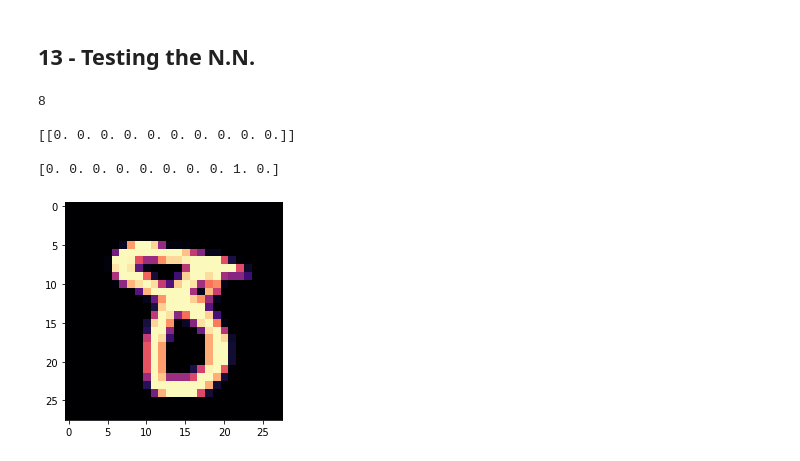
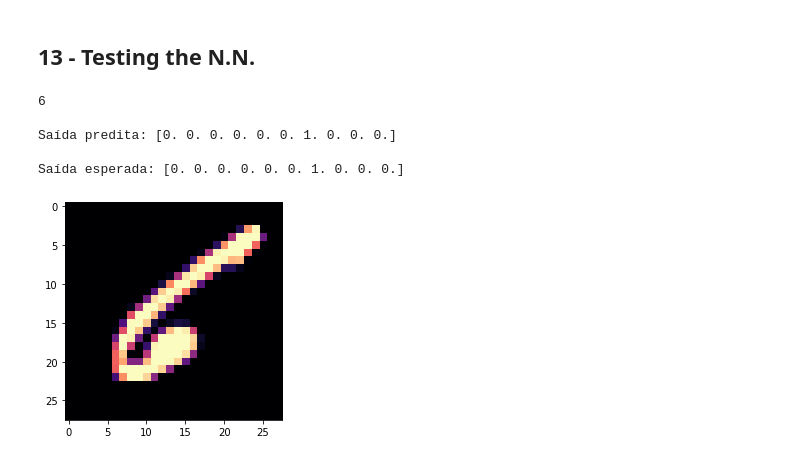
Before and after one commit to Xornotor/Neural-Net-MNIST-Recognizer, a Jupyter notebook: Neural-Net-MNIST-Recognizer.ipynb, the cells around one changed output. Saved outputs shown, nothing was run; the diff lists cells and outputs as text; code cells hidden in the pictures.

Commit message:
Working: trained with test set

```diff
--- a/Neural-Net-MNIST-Recognizer.ipynb
+++ b/Neural-Net-MNIST-Recognizer.ipynb
@@ -64,9 +64,9 @@ class Activation(Enum):
 FEATURES = train_images.shape[0]
 LAYERS = 3
 LAYER_UNITS = np.array([16, 10, 10], dtype=np.uint32)
-LAYER_ACTIVATIONS = np.array([Activation['RELU'], Activation['RELU'], Activation['RELU']])
-ALPHA = 10e-5
-LAMBDA_REG = 10e-4
+LAYER_ACTIVATIONS = np.array([Activation['RELU'], Activation['TANH'], Activation['SIGMOID']])
+ALPHA = 5*10e-2
+LAMBDA_REG = 0
 ITERATIONS = 1000
 EPSILON = 0.05
 
@@ -208,17 +208,17 @@ def fit(X, y,
         iterations = ITERATIONS,
         epsilon = EPSILON):
 
-    W = {1: np.random.rand(layer_units[0], features)}
+    W = {1: np.random.randn(layer_units[0], features)}
     dW = {1: np.zeros([layer_units[0], features])}
-    b = {1:np.random.rand(layer_units[0], 1)}
+    b = {1:np.random.randn(layer_units[0], 1)}
     db = {1: np.zeros([layer_units[0], 1])}
     Z = {0: X}
     A = {0: X}
     dA = {0: np.array([])}
     for k in range(layers - 1):
-        W[k+2] = np.random.rand(layer_units[k+1], layer_units[k])
+        W[k+2] = np.random.randn(layer_units[k+1], layer_units[k])
         dW[k+2] = np.zeros([layer_units[k+1], layer_units[k]])
-        b[k+2] = np.random.rand(layer_units[k+1], 1)
+        b[k+2] = np.random.randn(layer_units[k+1], 1)
         db[k+2] = np.zeros([layer_units[k+1], 1])
         Z[k+1] = np.zeros([layer_units[k+1], examples])
         A[k+1] = np.zeros([layer_units[k+1], examples])
@@ -237,7 +237,8 @@ def fit(X, y,
 
         #if(layer_activations[len(layer_activations) - 1] == Activation["RELU"]):
             #A[layers] = derivative_relu(A[layers])
-        dA[layers] = A[layers] - y
+        #dA[layers] = A[layers] - y
+        dA[layers] = - (y/A[layers]) + ((1-y)/(1-A[layers]))
 
         for j in range(layers-1, -1, -1):
             dA[j], dW[j+1], db[j+1] = back_prop(dA[j+1], A[j], Z[j+1], W[j+1], b[j+1], layer_activations[j])
@@ -248,12 +249,17 @@ def fit(X, y,
 
         cost_points.append(cost(X, y, W, b))
 
+        print(np.transpose(cost_points[len(cost_points) - 1]))
         #print(np.transpose(cost(X, y, W, b)))
         #print(np.sum(dA[layers], axis = 1))
-        #print(Z[layers][:, 0])
-
-        print(y[:, 0])
-        print()
+        #print(dA[1][:, 0])
+        #print(dW[3][0])
+        #print(y[:, 0])
+        #print()
+        '''
+        for i in dW:
+            print(np.sum(dW[i]))
+        '''
         #print()
         #print(W, b)
 
@@ -288,20 +293,21 @@ KeyboardInterrupt:
 W_save = W_final
 b_save = b_final
 # %%
-index = int(np.round(np.random.rand()*len(test_images_raw)))
+index = int(np.round(np.random.rand()*len(train_images_raw)))
 
-plt.imshow(test_images_raw[index], cmap='magma')
-print(test_labels_raw[index])
+plt.imshow(train_images_raw[index], cmap='magma')
+print(train_labels_raw[index])
 print()
-test_sample = normalize_input(test_images[:, index].reshape(test_images[:, index].shape[0], 1), test_images)
-print(np.transpose(predict(test_sample, W_save, b_save)))
+test_sample = normalize_input(train_images[:, index].reshape(train_images[:, index].shape[0], 1), train_images)
+test_predict = sigmoid_threshold(np.transpose(predict(test_sample, W_save, b_save)))
+print(f"Saída predita: {test_predict[0]}")
 print()
-print(test_labels[:, index])
+print(f"Saída esperada: {train_labels[:, index]}")
 plt.show()
 # %% [output]
-8
+6
 
-[[0. 0. 0. 0. 0. 0. 0. 0. 0. 0.]]
+Saída predita: [0. 0. 0. 0. 0. 0. 1. 0. 0. 0.]
 
-[0. 0. 0. 0. 0. 0. 0. 0. 1. 0.]
+Saída esperada: [0. 0. 0. 0. 0. 0. 1. 0. 0. 0.]
-[figure, old version]
+[figure, new version]
```
Also changed, not shown: parts of 1 cell of this notebook.
